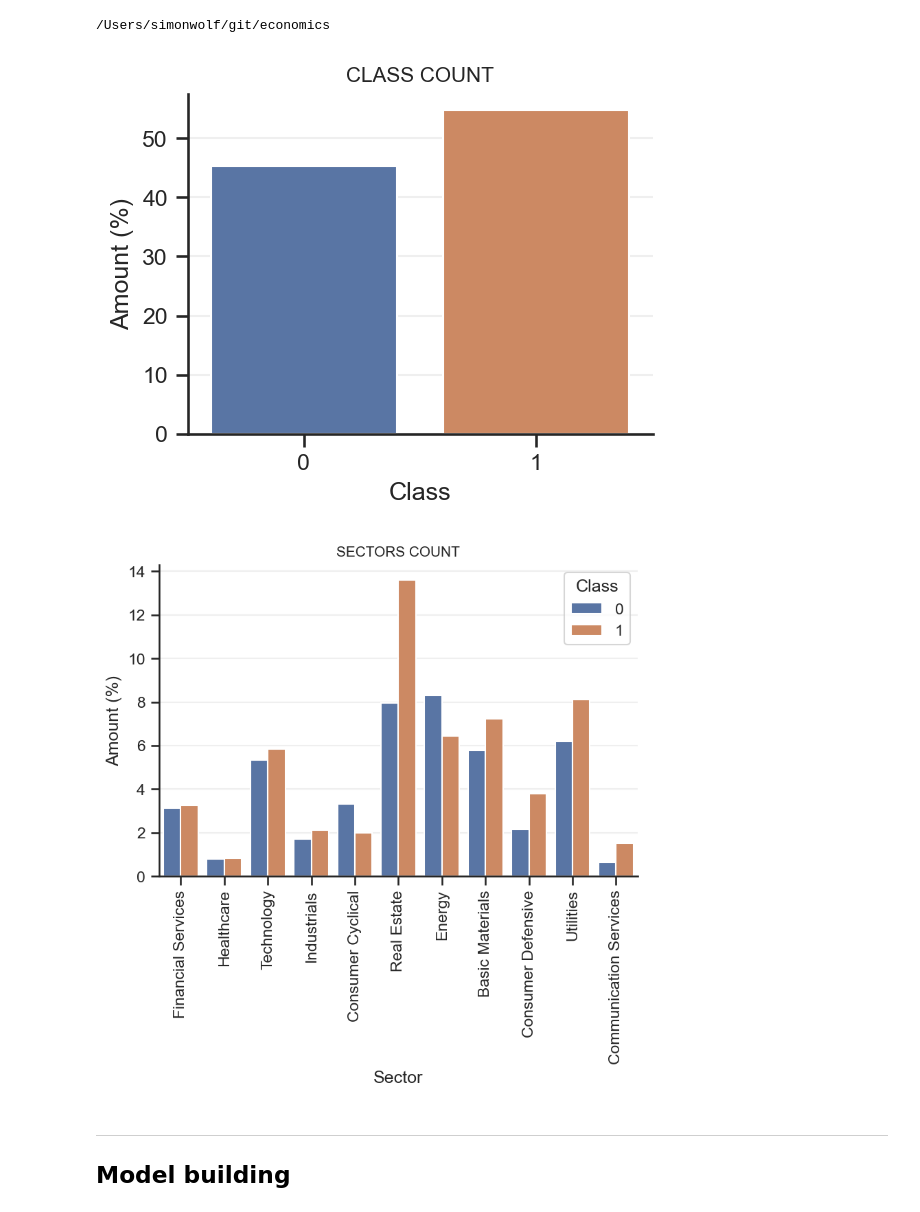
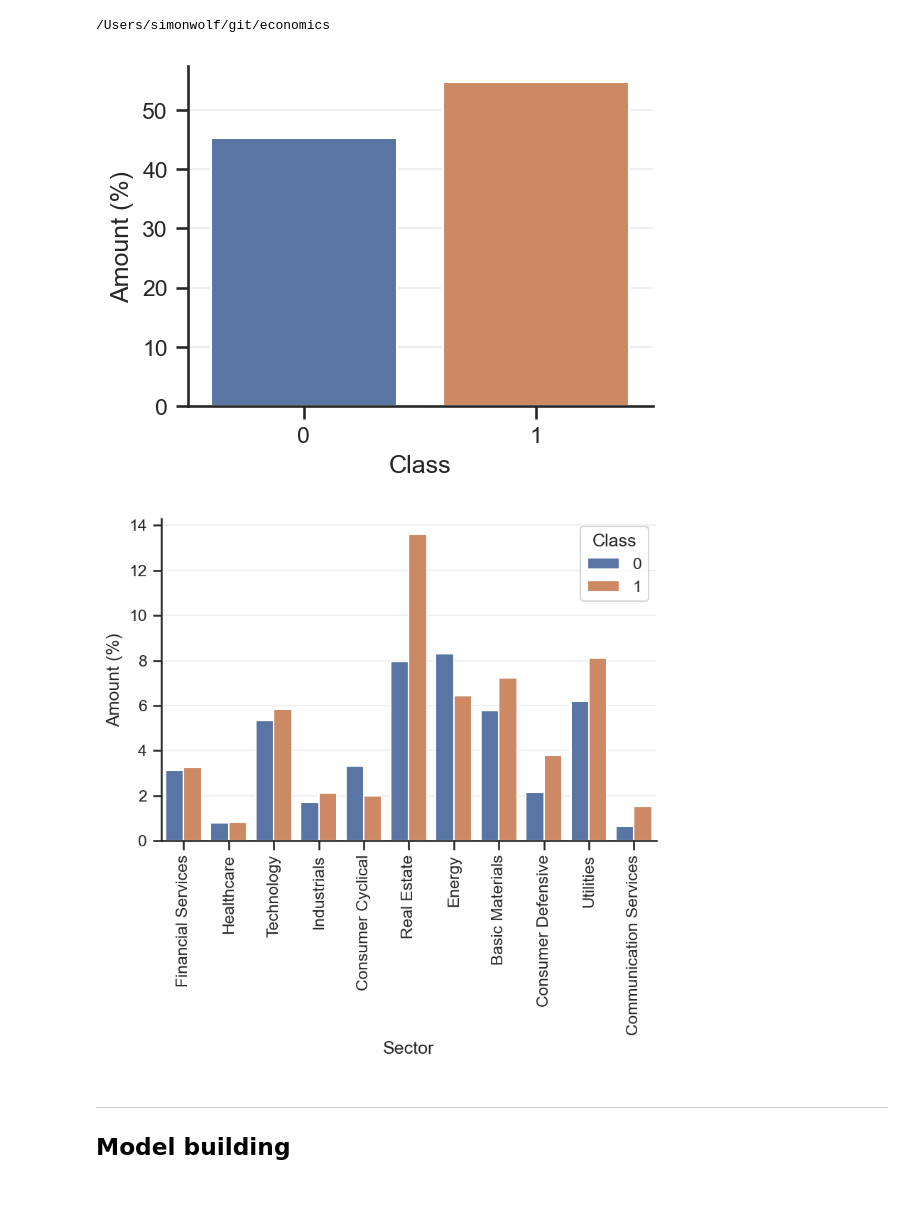
Before and after one commit to Simbonobo/economics, a Jupyter notebook: notebooks/Prediction.ipynb, the cells around one changed output. Drawn from its saved outputs; the diff is of its cells as text; code cells hidden in the pictures.

```diff
--- a/notebooks/Prediction.ipynb
+++ b/notebooks/Prediction.ipynb
@@ -33,31 +33,31 @@ df[["Stock", "Sector", "Class", "Year"]] = df[["Stock", "Sector", "Class", "Year
 # %%
 # Plot class distribution
 df_class = df['Class'].value_counts() / df.shape[0] * 100
 fig = plt.figure(figsize=(4,3))
 sns.barplot([1,0], df_class)
 plt.ylabel('Amount (%)')
 plt.xlabel('Class')
 plt.grid(alpha=0.3, axis='y')
-plt.title('CLASS COUNT', fontsize=10)
-plt.savefig("class_count_pred.png", bbox_inches="tight")
+#plt.title('CLASS COUNT', fontsize=10)
+#plt.savefig("class_count_pred.png", bbox_inches="tight")
 plt.show()
 
 # Plot sector distribution
 df_sector = df[['Sector', 'Class']].value_counts() / df.shape[0] * 100
 df_sector.to_frame()
 df_sector = df_sector.reset_index()
 fig = plt.figure(figsize=(6,4))
 sns.barplot(x='Sector', y=df_sector.iloc[:,2], hue='Class', data=df_sector)
 plt.ylabel('Amount (%)')
 plt.xlabel('Sector')
 plt.xticks(np.arange(len(df_sector["Sector"].unique())), df_sector["Sector"].unique(), rotation=90)
 plt.grid(alpha=0.3, axis='y')
-plt.title('SECTORS COUNT', fontsize=10)
-fig.savefig("sector_count_pred.png", bbox_inches="tight")
+#plt.title('SECTORS COUNT', fontsize=10)
+#fig.savefig("sector_count_pred.png", bbox_inches="tight")
 plt.show()
 # %% [output]
-[figure, old version]
+[figure, new version]
-[figure, old version]
+[figure, new version]
 # %%
 #Train - Test Split
 
```
Also changed, not shown: parts of 7 cells of this notebook.
